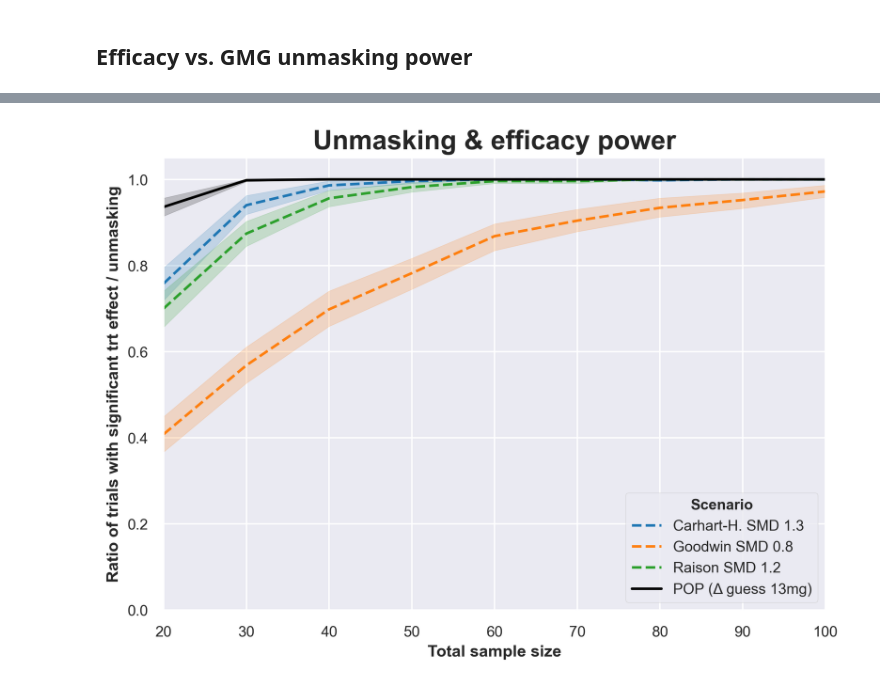
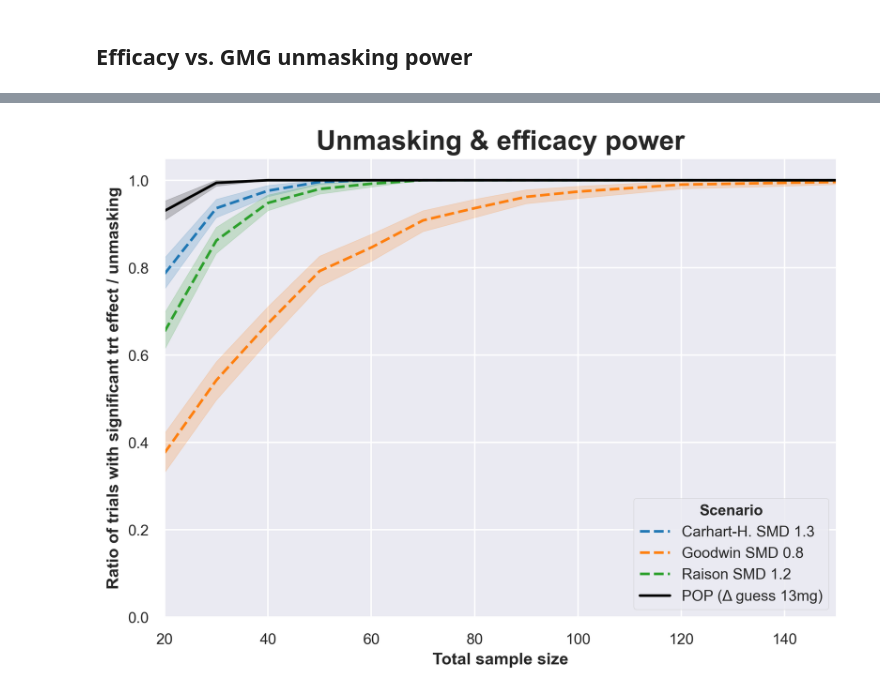
Before and after one commit to szb37/ADAPT-codebase, a Jupyter notebook: notebooks/plots.ipynb, the cells around one changed output, grey strips where cells are left out. Drawn from its saved outputs; the diff is of its cells as text; code cells hidden in the pictures.

Commit message:
refactor plots nb

```diff
--- a/notebooks/plots.ipynb
+++ b/notebooks/plots.ipynb
@@ -534,13 +402,6 @@ df_diffCIs = power.Stats.add_sd(df_diffCIs)
 # %%
-### Generate CGR mock data & calc CIs, significance
+### Generate point estimate CGR mock data & calc CIs, significance
 scenario_params = []
-# scenario_params.append(
-#     ('Holze 2023 (CGR:0.99)',
-#     {'type': 'binaryguess',
-#         'arm_params':{
-#             'C': {'cgr': 0.99},
-#             'T': {'cgr': 0.99},
-#         },}))
 scenario_params.append(
     ('Bogenschutz 2023 (CGR:0.94)',
     {'type': 'binaryguess',
@@ -556,24 +417,19 @@ scenario_params.append(
             'T': {'cgr': 0.83},
         },}))
 
-df_patientsData=[]
+df_cgr_patientsData=[]
 for scenario_param in scenario_params:
-    scenario = scenario_param[0]
-    params = scenario_param[1]
-    df_patientData = power.DataGeneration.get_df_patientsData(
-        scenario = scenario,
-        n_trials = n_trials,
-        sample = sample,
-        params = [params])
-    df_patientsData.append(df_patientData)
-df_cgr_patientsData = pd.concat(df_patientsData, ignore_index=True)
+    df_cgr_patientsData.append(
+        power.DataGeneration.get_df_patientsData(
+            scenario =scenario_param[0],
+            n_trials = n_trials,
+            sample = sample,
+            params = [scenario_param[1]]))
+df_cgr_patientsData = pd.concat(df_cgr_patientsData, ignore_index=True)
 
 ### Calculate CGR CIs
 df_cgrCIs = power.Stats.get_df_cgrCIs_vector(
     df_cgr_patientsData,
     samples = samples)
-df_cgrCIs = df_cgrCIs.rename(columns={
-    'ciL': 'cgr_ciL',
-    'ciH': 'cgr_ciH',
-    'moe': 'cgr_moe',})
-df_cgrCIs = power.Stats.add_sd(df_cgrCIs)
+df_cgrCIs = power.Stats.add_sigdiff(df_cgrCIs)
+df_cgrCIs.head(3)
@@ -641,31 +497,31 @@ df_popCIs = power.Stats.add_sd(df_popCIs)
 # %%
 ### Unmasking (GMG) & efficacy power plot
 fig, ax = plt.subplots()
 sns.lineplot(
-    data = df_diffCIs,
+    data = df_outcomeCIs,
     x = 'sample',
-    y = 'gmg_sd',
+    y = 'outcome_sigdiff',
     hue = 'scenario',
     linestyle = '--',)
 
 sns.lineplot(
     data = df_popCIs,
     x = 'sample',
-    y = 'gmg_sd',
+    y = 'gmg_sigdiff',
     palette = ['black'],
     hue = 'scenario',)
 
 plt.title('Unmasking & efficacy power', fontweight='bold', fontsize=18)
 ax.set_xlabel('Total sample size', fontweight='bold')
 ax.set_ylabel('Ratio of trials with significant trt effect / unmasking', fontweight='bold')
-ax.set_xlim([df_diffCIs['sample'].min(), 100]) # df_diffCIs['sample'].max()])
+ax.set_xlim([df_outcomeCIs['sample'].min(), 150]) # df_diffCIs['sample'].max()])
 ax.set_ylim([0, 1.05])
 plt.legend(
     title='Scenario',
     title_fontproperties = {'weight': 'bold'},
     loc='lower right')
 
 save_fig(fig, 'power_mixed_studies_gmg')
 plt.show()
 # %% [output]
-[figure, old version]
+[figure, new version]
```
Also changed, not shown: parts of 26 cells of this notebook, 16 other files.
